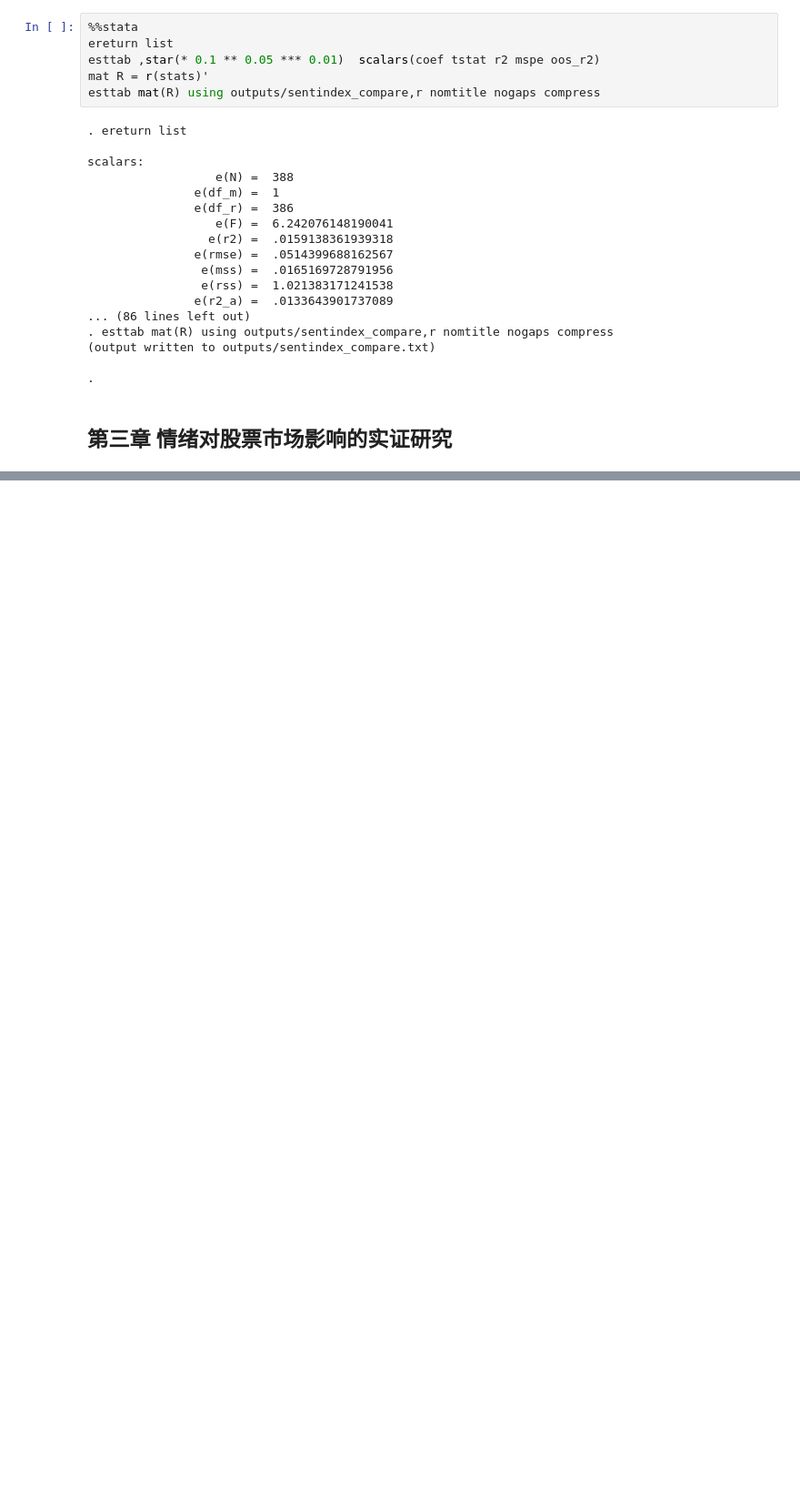
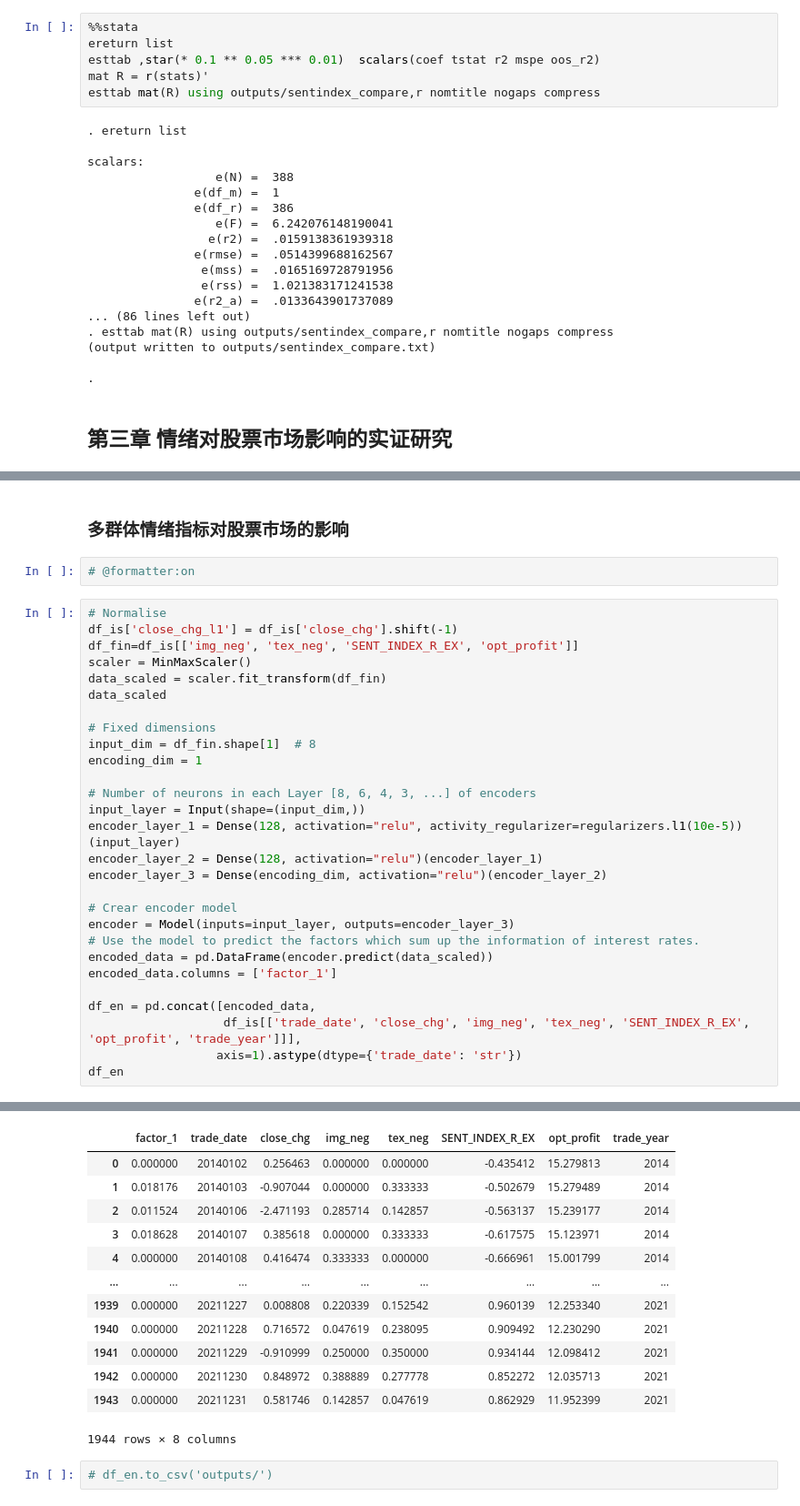
Before and after one commit to Colin-Bao/Investor-Sentiment-Min, a Jupyter notebook: Notebooks/IS-Commit-Min.ipynb, the cells around one changed output, grey strips where cells are left out. Shown at 91% size. Cells and saved outputs as stored; diff of their text form; blank space fills up the shorter version.

```diff
--- a/Notebooks/IS-Commit-Min.ipynb
+++ b/Notebooks/IS-Commit-Min.ipynb
@@ -357,0 +399,33 @@ t statistics in parentheses
+# %% [markdown]
+### 多群体情绪指标对股票市场的影响
+# %%
+# @formatter:on
+# %%
+# Normalise
+df_is['close_chg_l1'] = df_is['close_chg'].shift(-1)
+df_fin=df_is[['img_neg', 'tex_neg', 'SENT_INDEX_R_EX', 'opt_profit']]
+scaler = MinMaxScaler()
+data_scaled = scaler.fit_transform(df_fin)
+data_scaled
+
+# Fixed dimensions
+input_dim = df_fin.shape[1]  # 8
+encoding_dim = 1
+
+# Number of neurons in each Layer [8, 6, 4, 3, ...] of encoders
+input_layer = Input(shape=(input_dim,))
+encoder_layer_1 = Dense(128, activation="relu", activity_regularizer=regularizers.l1(10e-5))(input_layer)
+encoder_layer_2 = Dense(128, activation="relu")(encoder_layer_1)
+encoder_layer_3 = Dense(encoding_dim, activation="relu")(encoder_layer_2)
+
+# Crear encoder model
+encoder = Model(inputs=input_layer, outputs=encoder_layer_3)
+# Use the model to predict the factors which sum up the information of interest rates.
+encoded_data = pd.DataFrame(encoder.predict(data_scaled))
+encoded_data.columns = ['factor_1']
+
+df_en = pd.concat([encoded_data,
+                   df_is[['trade_date', 'close_chg', 'img_neg', 'tex_neg', 'SENT_INDEX_R_EX', 'opt_profit', 'trade_year']]],
+                  axis=1).astype(dtype={'trade_date': 'str'})
+df_en
+# %% [output]
@@ -357,0 +433,15 @@ t statistics in parentheses
+|  | factor_1 | trade_date | close_chg | img_neg | tex_neg | SENT_INDEX_R_EX | opt_profit | trade_year |
+| 0 | 0.000000 | 20140102 | 0.256463 | 0.000000 | 0.000000 | -0.435412 | 15.279813 | 2014 |
+| 1 | 0.018176 | 20140103 | -0.907044 | 0.000000 | 0.333333 | -0.502679 | 15.279489 | 2014 |
+| 2 | 0.011524 | 20140106 | -2.471193 | 0.285714 | 0.142857 | -0.563137 | 15.239177 | 2014 |
+| 3 | 0.018628 | 20140107 | 0.385618 | 0.000000 | 0.333333 | -0.617575 | 15.123971 | 2014 |
+| 4 | 0.000000 | 20140108 | 0.416474 | 0.333333 | 0.000000 | -0.666961 | 15.001799 | 2014 |
+| ... | ... | ... | ... | ... | ... | ... | ... | ... |
+| 1939 | 0.000000 | 20211227 | 0.008808 | 0.220339 | 0.152542 | 0.960139 | 12.253340 | 2021 |
+| 1940 | 0.000000 | 20211228 | 0.716572 | 0.047619 | 0.238095 | 0.909492 | 12.230290 | 2021 |
+| 1941 | 0.000000 | 20211229 | -0.910999 | 0.250000 | 0.350000 | 0.934144 | 12.098412 | 2021 |
+| 1942 | 0.000000 | 20211230 | 0.848972 | 0.388889 | 0.277778 | 0.852272 | 12.035713 | 2021 |
+| 1943 | 0.000000 | 20211231 | 0.581746 | 0.142857 | 0.047619 | 0.862929 | 11.952399 | 2021 |
+1944 rows × 8 columns
+# %%
+# df_en.to_csv('outputs/')
```
Also changed, not shown: parts of 20 cells of this notebook, 6 other files.
